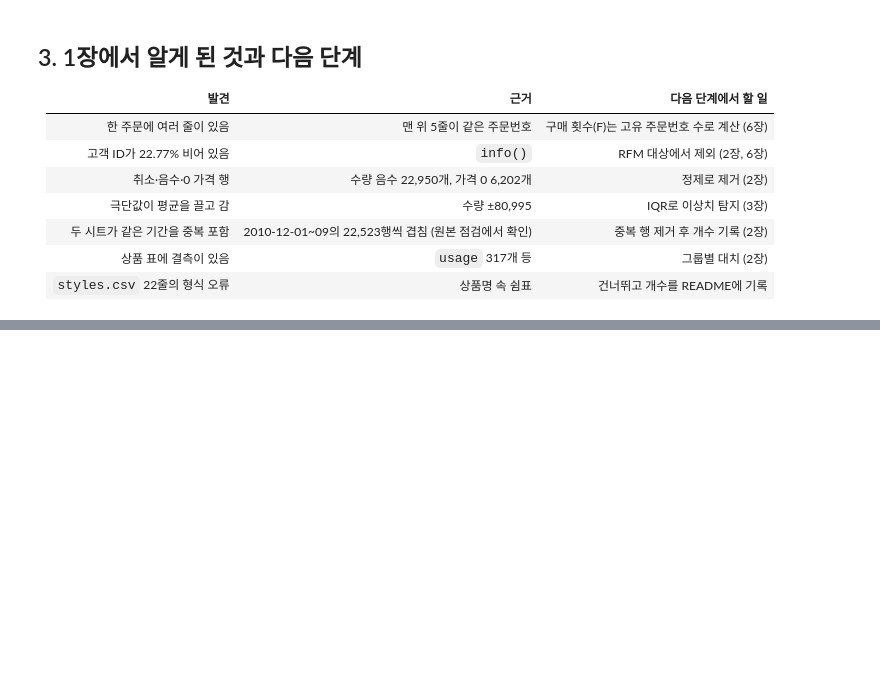
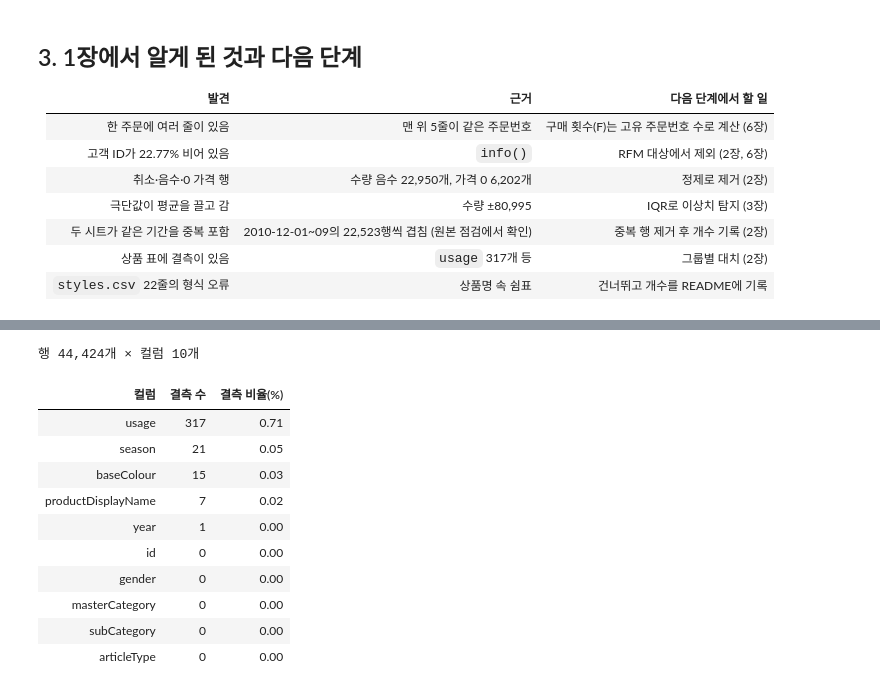
Before and after one commit to byungwoo2026/shopping-rfm-analysis_A1-1, a Jupyter notebook: notebooks/analysis_report.ipynb, the cells around one changed output, grey strips where cells are left out. Drawn from its saved outputs; the diff is of its cells as text; code cells hidden in the pictures; blank space fills up the shorter version.

```diff
--- a/notebooks/analysis_report.ipynb
+++ b/notebooks/analysis_report.ipynb
@@ -268,0 +488,19 @@ Name: count, dtype: int64
+# %%
+fashion_analyzer = DataAnalyzer(DATA_DIR / "fashion_small" / "styles.csv")
+fashion_analyzer.load_data(on_bad_lines="skip")           # 컬럼 수가 어긋난 22줄은 건너뜀
+print(f"행 {fashion_analyzer.df.shape[0]:,}개 × 컬럼 {fashion_analyzer.df.shape[1]}개")
+fashion_analyzer.missing_report().style.format(
+    {"결측 수": "{:,}", "결측 비율(%)": "{:.2f}"}).hide(axis="index").set_uuid("missing_fashion_before")
+# %% [output]
+행 44,424개 × 컬럼 10개
+| 컬럼 | 결측 수 | 결측 비율(%) |
+| usage | 317 | 0.71 |
+| season | 21 | 0.05 |
+| baseColour | 15 | 0.03 |
+| productDisplayName | 7 | 0.02 |
+| year | 1 | 0.00 |
+| id | 0 | 0.00 |
+| gender | 0 | 0.00 |
+| masterCategory | 0 | 0.00 |
+| subCategory | 0 | 0.00 |
+| articleType | 0 | 0.00 |
```
Also changed, not shown: parts of 26 cells of this notebook, 1 other file.
